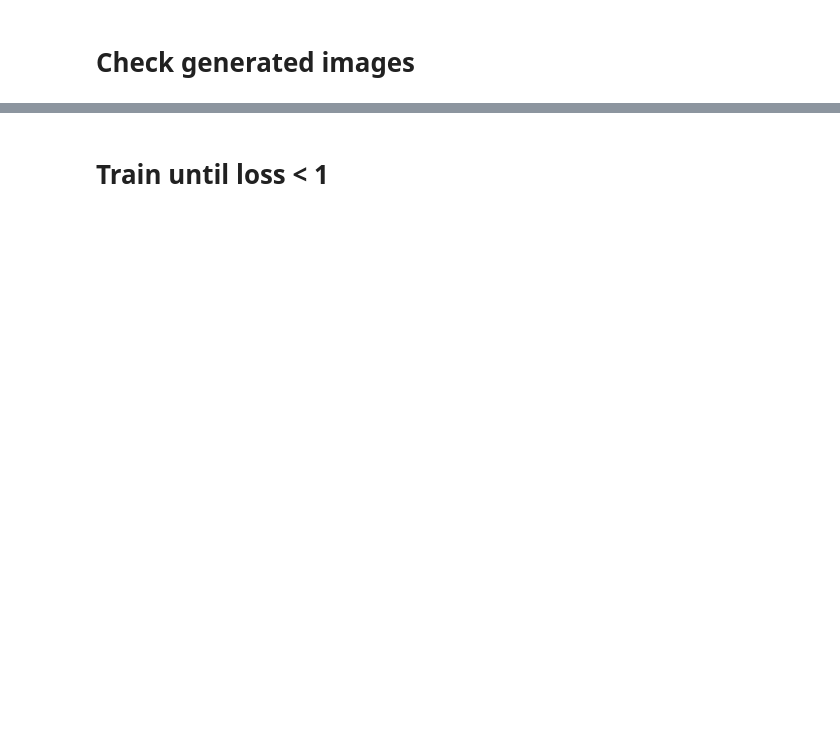
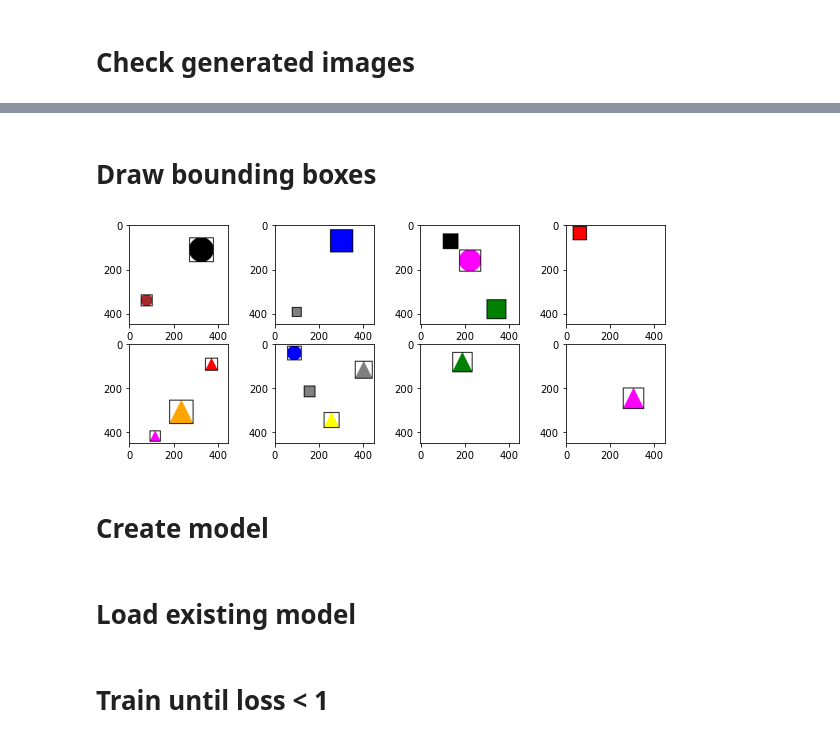
Before and after one commit to stefanhuber/tiny-yolo-v1, a Jupyter notebook: Train.ipynb, the cells around one changed output, grey strips where cells are left out. Saved outputs shown, nothing was run; the diff lists cells and outputs as text; code cells hidden in the pictures; blank space fills up the shorter version.

Commit message:
model training update

```diff
--- a/Train.ipynb
+++ b/Train.ipynb
@@ -21,0 +24,14 @@ plt.show()
+# %% [markdown]
+# Draw bounding boxes
+# %%
+fig, axes = plt.subplots(2, 4, figsize=(10, 4))
+
+for index in range(8):
+    image, boxes = generate_image(image_size=(448, 448))
+    axes[index//4, index%4].imshow(draw_bounding_boxes(image, boxes))
+
+plt.show()
+# %% [output]
+[figure, added]
+# %% [markdown]
+# Create model
@@ -21,0 +43,2 @@ plt.show()
+# %% [markdown]
+# Load existing model
```
Also changed, not shown: parts of 8 cells of this notebook, 3 other files.
